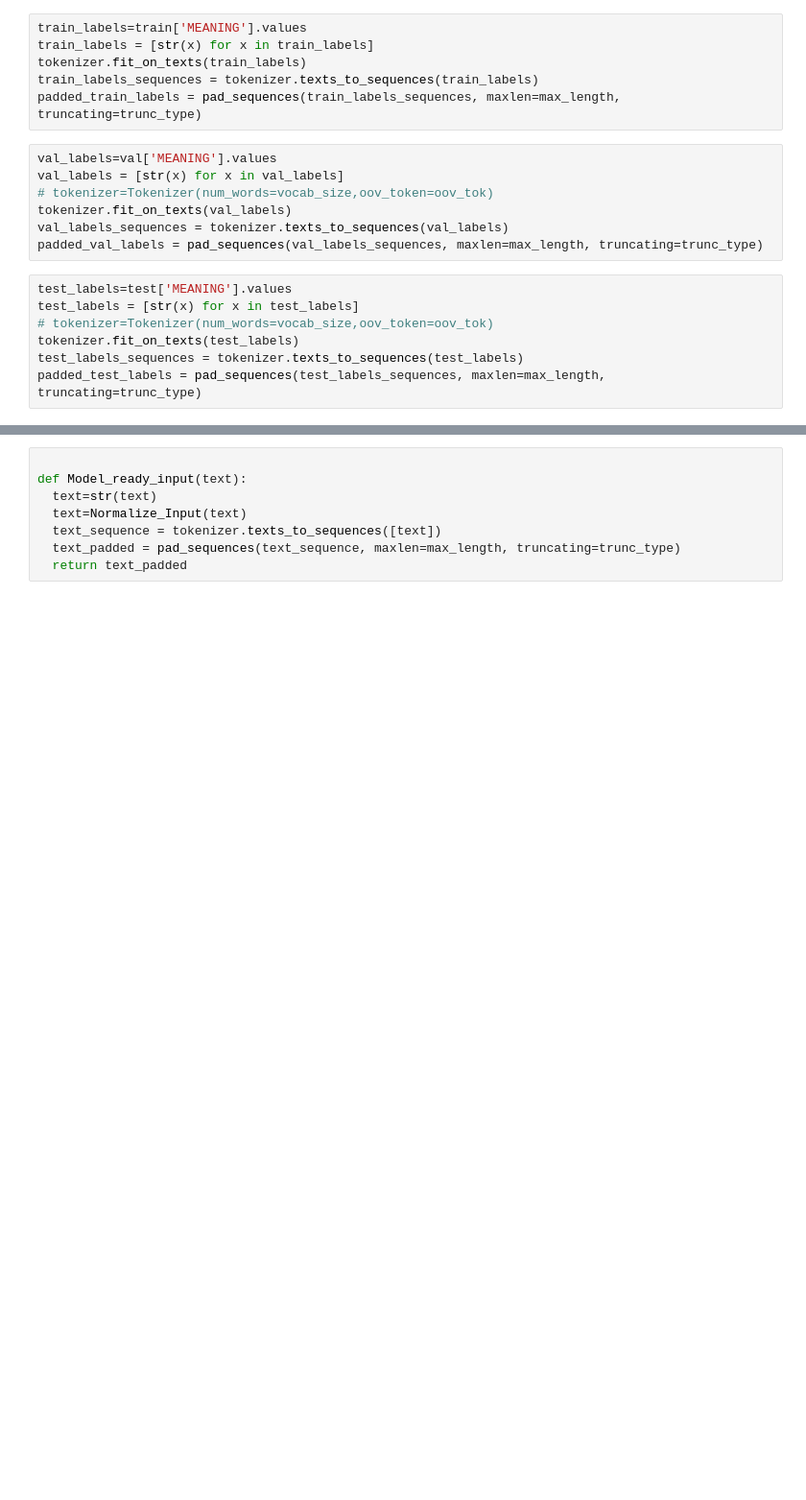
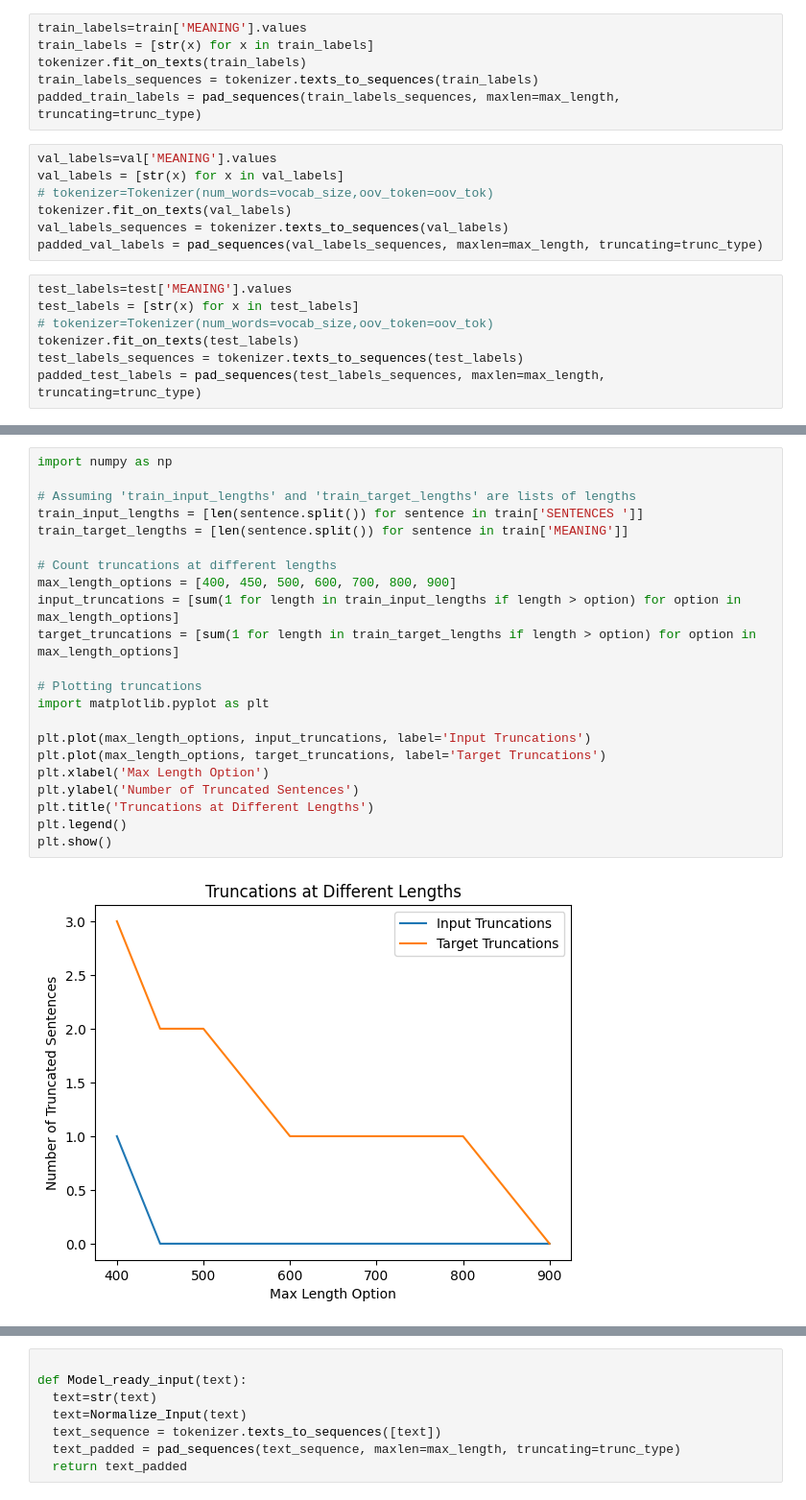
Before and after one commit to SheikhMudassarHanif/NLP, a Jupyter notebook: TextTranslationRNN.ipynb, the cells around one changed output, grey strips where cells are left out. Shown at 96% size. Cells and saved outputs as stored; diff of their text form; blank space fills up the shorter version.

```diff
--- a/TextTranslationRNN.ipynb
+++ b/TextTranslationRNN.ipynb
@@ -370,0 +431,24 @@ model.evaluate(test_padded,padded_test_labels)
+# %%
+import numpy as np
+
+# Assuming 'train_input_lengths' and 'train_target_lengths' are lists of lengths
+train_input_lengths = [len(sentence.split()) for sentence in train['SENTENCES ']]
+train_target_lengths = [len(sentence.split()) for sentence in train['MEANING']]
+
+# Count truncations at different lengths
+max_length_options = [400, 450, 500, 600, 700, 800, 900]
+input_truncations = [sum(1 for length in train_input_lengths if length > option) for option in max_length_options]
+target_truncations = [sum(1 for length in train_target_lengths if length > option) for option in max_length_options]
+
+# Plotting truncations
+import matplotlib.pyplot as plt
+
+plt.plot(max_length_options, input_truncations, label='Input Truncations')
+plt.plot(max_length_options, target_truncations, label='Target Truncations')
+plt.xlabel('Max Length Option')
+plt.ylabel('Number of Truncated Sentences')
+plt.title('Truncations at Different Lengths')
+plt.legend()
+plt.show()
+# %% [output]
+[figure, added]
```
Also changed, not shown: parts of 69 cells of this notebook.
